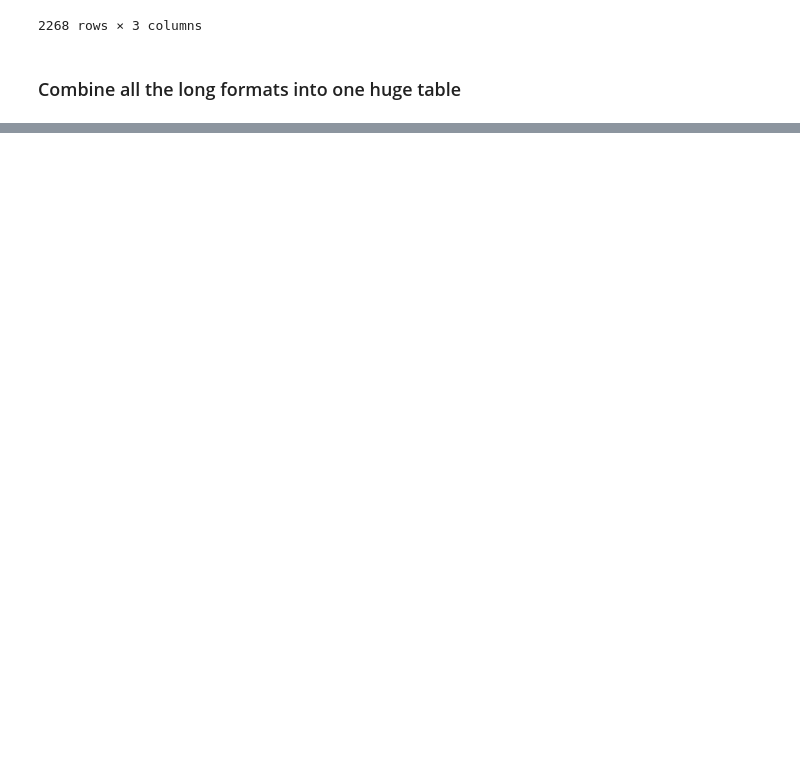
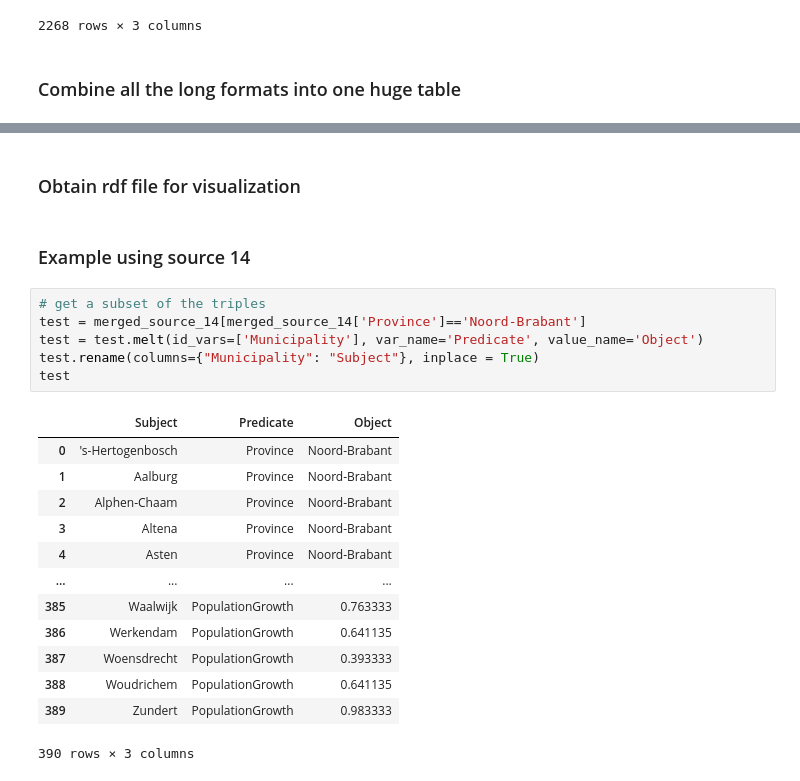
Before and after one commit to reikichan/2AMD20, a Jupyter notebook: preprocessing.ipynb, the cells around one changed output, grey strips where cells are left out. Drawn from its saved outputs; the diff is of its cells as text; blank space fills up the shorter version.

Commit message:
added code to obtain visualization file

```diff
--- a/preprocessing.ipynb
+++ b/preprocessing.ipynb
@@ -888 +889,25 @@ KE_TABLE
 15361 rows × 3 columns
+# %% [markdown]
+### Obtain rdf file for visualization
+# %% [markdown]
+### Example using source 14
+# %%
+# get a subset of the triples
+test = merged_source_14[merged_source_14['Province']=='Noord-Brabant']
+test = test.melt(id_vars=['Municipality'], var_name='Predicate', value_name='Object')
+test.rename(columns={"Municipality": "Subject"}, inplace = True)
+test
+# %% [output]
+|  | Subject | Predicate | Object |
+| 0 | 's-Hertogenbosch | Province | Noord-Brabant |
+| 1 | Aalburg | Province | Noord-Brabant |
+| 2 | Alphen-Chaam | Province | Noord-Brabant |
+| 3 | Altena | Province | Noord-Brabant |
+| 4 | Asten | Province | Noord-Brabant |
+| ... | ... | ... | ... |
+| 385 | Waalwijk | PopulationGrowth | 0.763333 |
+| 386 | Werkendam | PopulationGrowth | 0.641135 |
+| 387 | Woensdrecht | PopulationGrowth | 0.393333 |
+| 388 | Woudrichem | PopulationGrowth | 0.641135 |
+| 389 | Zundert | PopulationGrowth | 0.983333 |
+390 rows × 3 columns
```
Also changed, not shown: parts of 8 cells of this notebook.
